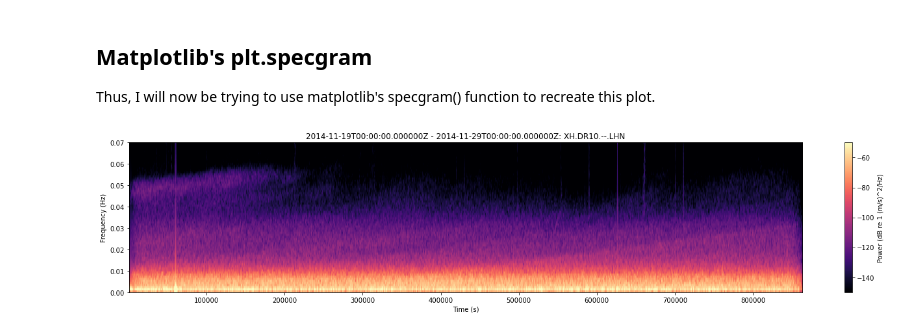
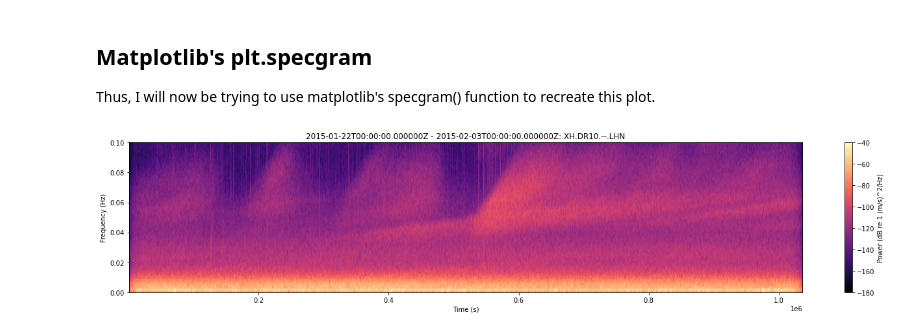
Before and after one commit to ShivanshB/ris-panoptic-spectrogram-segmentation, a Jupyter notebook: SpectrogramGeneration/Spectrograms.ipynb, the cells around one changed output. Cells and saved outputs as stored; diff of their text form; code cells hidden in the pictures.

```diff
--- a/SpectrogramGeneration/Spectrograms.ipynb
+++ b/SpectrogramGeneration/Spectrograms.ipynb
@@ -12,8 +13,8 @@ import matplotlib as mplt
 import matplotlib.dates as mdates
 # %%
 # retrieve the data shown in the 2015 Bromirski paper
-starttime = UTCDateTime('2014-11-19T00:00:00')
-endtime = UTCDateTime('2014-11-29T00:00:00')
+starttime = UTCDateTime('2015-01-22T00:00:00')
+endtime = UTCDateTime('2015-02-03T00:00:00')
 
 # find parameters for data query
 client = Client('IRIS')
@@ -91,33 +92,33 @@ power, freqs, time, im = plt.specgram(st_mpl[0].data, axes=ax1 ,Fs = 1, NFFT=512
 # data = data - median
 # print(data)
 
-ax1.set_ylim(0.0, 0.07)
+ax1.set_ylim(0.0, 0.10)
 
 # Format plot attributes
 plt.xlabel("Time (s)")
 plt.ylabel("Frequency (Hz)")
 
 # setting the title of the image
 title = str(starttime) + ' - ' + str(endtime) + ": " + net + '.' + sta + '.' + loc + '.' + chan
 plt.title(title)
 
 
 cbar = plt.colorbar(im)
 cbar.set_label("Power (dB re 1 (m/s)^2/Hz)")
 mappable = ax1.images[0]
 
 # plt.colorbar(mappable=mappable, cax = ax2)
-mappable.set_clim(-150, -50)
+mappable.set_clim(-180, -40)
 
 # im = plt.pcolormesh(time, freqs, power, shading='auto', cmap='jet', vmin=-85, vmax=-35)
 
 # save figure
 if loc == "--":
     filename = net + '-' + sta + '-' + chan + ".jpg"
 else:
     filename = net + '-' + sta + '-' + loc + '-' + chan + ".jpg"
 plt.savefig('GeneratedSpectrograms/' + filename,  bbox_inches='tight');
 
 plt.show();
 # %% [output]
-[figure, old version]
+[figure, new version]
```
Also changed, not shown: parts of 2 cells of this notebook, 4 other files.
